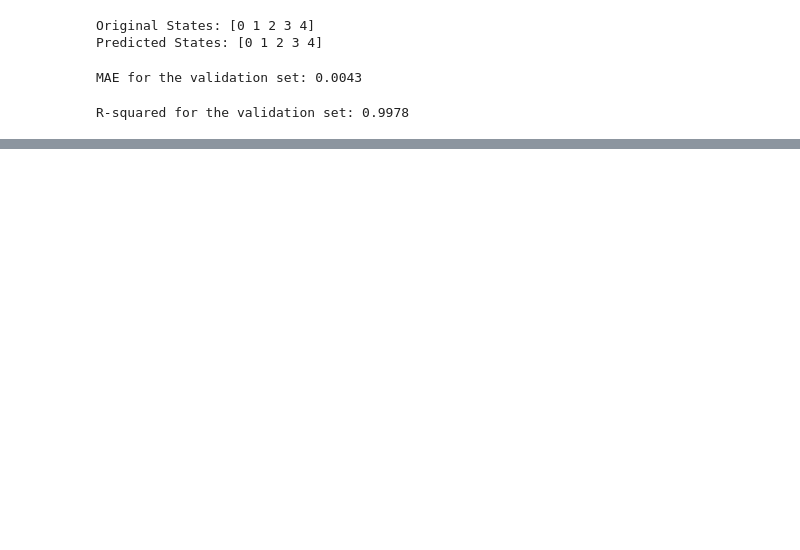
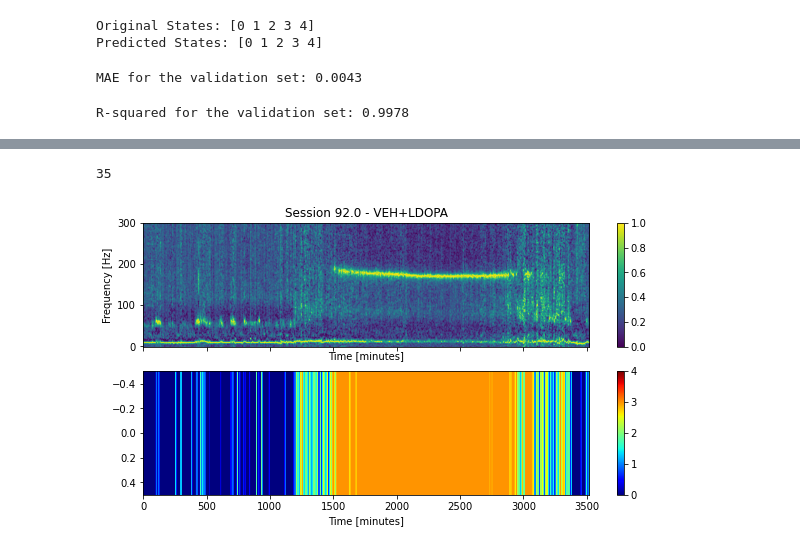
Before and after one commit to Barryjuait/Barryjuait, a Jupyter notebook: Dysk_MLP.ipynb, the cells around one changed output, grey strips where cells are left out. Drawn from its saved outputs; the diff is of its cells as text; code cells hidden in the pictures; blank space fills up the shorter version.

Commit message:
Implemented spectrogram and respective predicted states

```diff
--- a/Dysk_MLP.ipynb
+++ b/Dysk_MLP.ipynb
@@ -458,9 +460,14 @@ plt.show();
 # %%
+#Get a copy form the original:
 dfx = Data.copy();
+dfx.dropna(subset=['Session'], axis=0, inplace=True);
+dfx.reset_index(drop=True, inplace=True);
+Acc = dfx.Acc;
+Hemi = dfx.Hemi;
 AIMS = dfx.AIMS;
-Drug = dfx.Drug;
+Drug = dfx.Drug.astype(int);
 Session = dfx.Session;
 taxis = dfx.taxis;
 State = dfx.State;
-State[State == 4] = None;
-State[State == -1] = 4;
+State[State == 4] = None; #This state will not be counted
+State[State == -1] = 4; #Noise state will be set as 4
@@ -484,7 +479,6 @@ result = scaler.fit_transform(dummy.T)
 Xx = result.T;
 # %%
 # Get the predicted probabilities
-pred_probs = best_model.predict(Xx);
-
-originalStates = States;
+originalStates = State.astype('category');
+pred_probs = best_model.predict(np.reshape(Xx, (Xx.shape[0], Xx.shape[1], 1)));
 predStates = np.argmax(pred_probs, axis = 1);
@@ -490,0 +487,34 @@ predStates = np.argmax(pred_probs, axis = 1);
+# %%
+bSessions = np.unique(Session);
+idx = random.randint(0,len(bSessions));
+idx
+# %% [output]
+35
+# %%
+sel = np.logical_and(Session == bSessions[ix], Hemi == 2);
+spg = Xx[sel,:].T;
+btaxis = taxis[sel];
+bOrStates = np.array(originalStates[sel]);
+bPredStates = np.array(predStates[sel]);
+bDrugs = ['VEH+LDOPA', 'VEH+SKF', 'VEH+SUM', 'VEH+VEH'];
+
+fig, ax = plt.subplots(2,1, figsize = (10,5), sharex = True)
+pcm = ax[0].imshow(spg, aspect = 'auto');
+ax[0].invert_yaxis();
+fig.colorbar(pcm, ax=ax[0])
+#ax.set_xticks(range(0,spg.shape[1]));
+#ax.set_yticks(range(0,spg.shape[0]));
+#ax.set_xticklabels(btaxis);
+#ax.set_yticklabels(faxis);
+ax[0].set_xlabel('Time [minutes]');
+ax[0].set_ylabel('Frequency [Hz]');
+ax[0].set_title(f'Session {bSessions[ix]} - {bDrugs[np.unique(Drug[sel])[0]-1]}');
+
+plotStates1 = bOrStates.reshape((1, bOrStates.shape[0]));
+plotStates2 = bPredStates.reshape((1, bPredStates.shape[0]));
+pcm = ax[1].imshow(plotStates2, aspect = 'auto', cmap = 'jet');
+cbar = fig.colorbar(pcm, ax=ax[1], spacing='proportional', format='%1i')
+ax[1].set_xlabel('Time [minutes]');
+plt.show();
+# %% [output]
+[figure, added]
```
Also changed, not shown: parts of 12 cells of this notebook.
